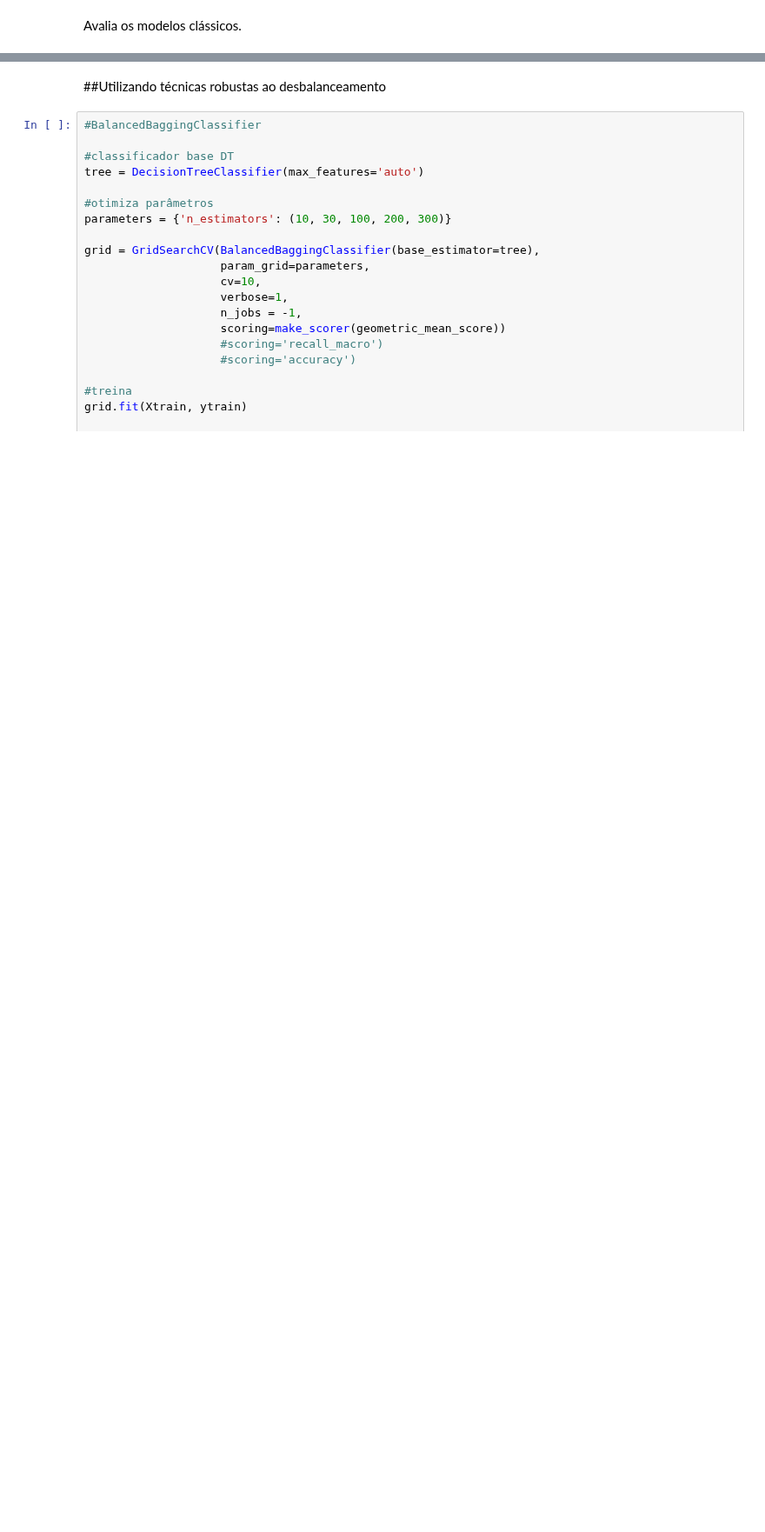
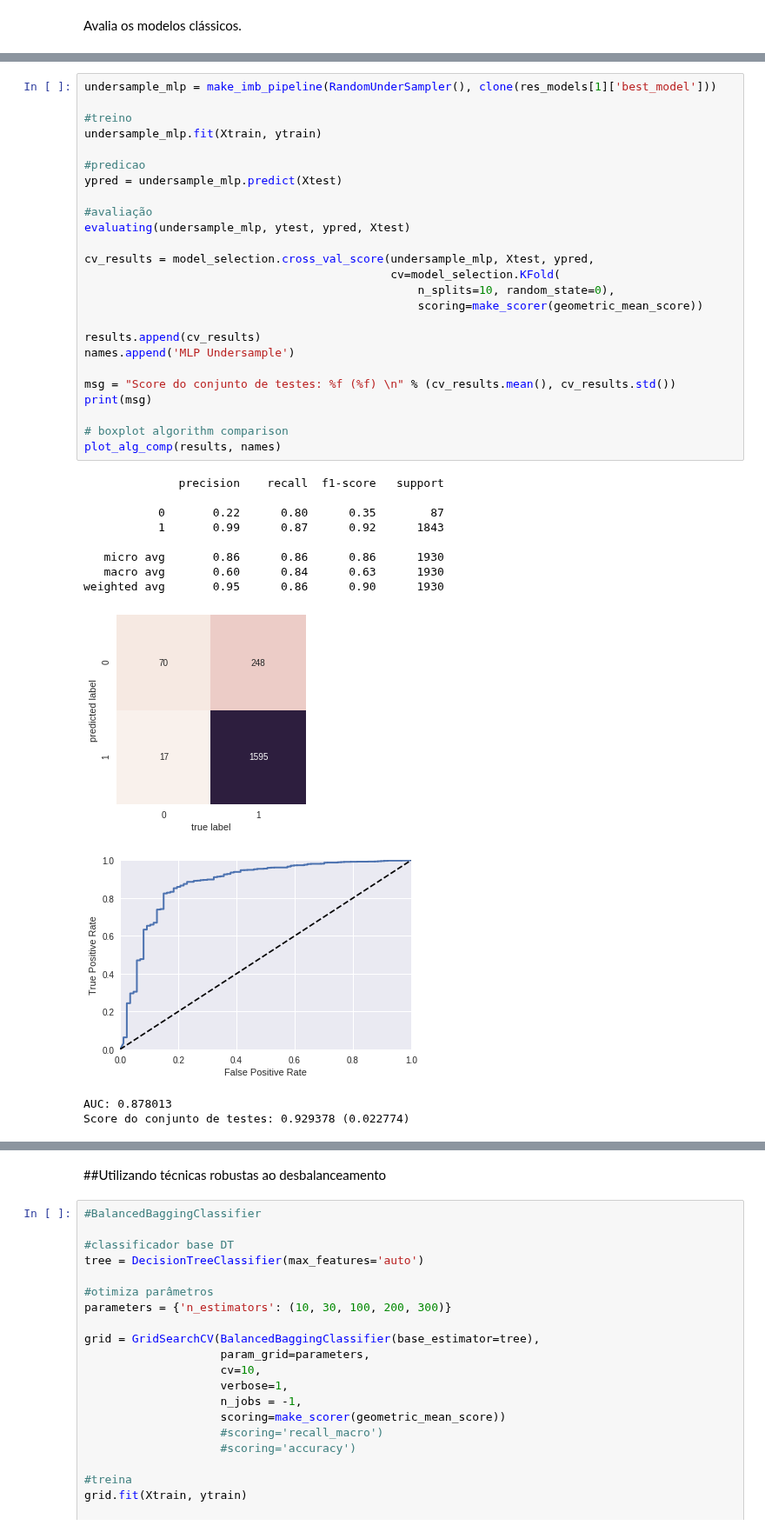
Before and after one commit to tmedeirosb/modelo_ifrn_integrado, a Jupyter notebook: PAPER_CE.ipynb, the cells around one changed output, grey strips where cells are left out. Shown at 87% size. Cells and saved outputs as stored; diff of their text form; blank space fills up the shorter version.

```diff
--- a/PAPER_CE.ipynb
+++ b/PAPER_CE.ipynb
@@ -412,0 +450,38 @@ Score do conjunto de testes: 0.629377 (0.149158)
+# %%
+undersample_mlp = make_imb_pipeline(RandomUnderSampler(), clone(res_models[1]['best_model']))
+
+#treino
+undersample_mlp.fit(Xtrain, ytrain)
+
+#predicao
+ypred = undersample_mlp.predict(Xtest)
+
+#avaliação
+evaluating(undersample_mlp, ytest, ypred, Xtest)
+
+cv_results = model_selection.cross_val_score(undersample_mlp, Xtest, ypred,
+                                             cv=model_selection.KFold(
+                                                 n_splits=10, random_state=0),
+                                                 scoring=make_scorer(geometric_mean_score))
+
+results.append(cv_results)
+names.append('MLP Undersample')
+
+msg = "Score do conjunto de testes: %f (%f) \n" % (cv_results.mean(), cv_results.std())
+print(msg)
+
+# boxplot algorithm comparison
+plot_alg_comp(results, names)
+# %% [output]
+              precision    recall  f1-score   support
+
+           0       0.22      0.80      0.35        87
+           1       0.99      0.87      0.92      1843
+
+   micro avg       0.86      0.86      0.86      1930
+   macro avg       0.60      0.84      0.63      1930
+weighted avg       0.95      0.86      0.90      1930
+[figure, added]
+[figure, added]
+AUC: 0.878013
+Score do conjunto de testes: 0.929378 (0.022774)
```
Also changed, not shown: parts of 11 cells of this notebook.
